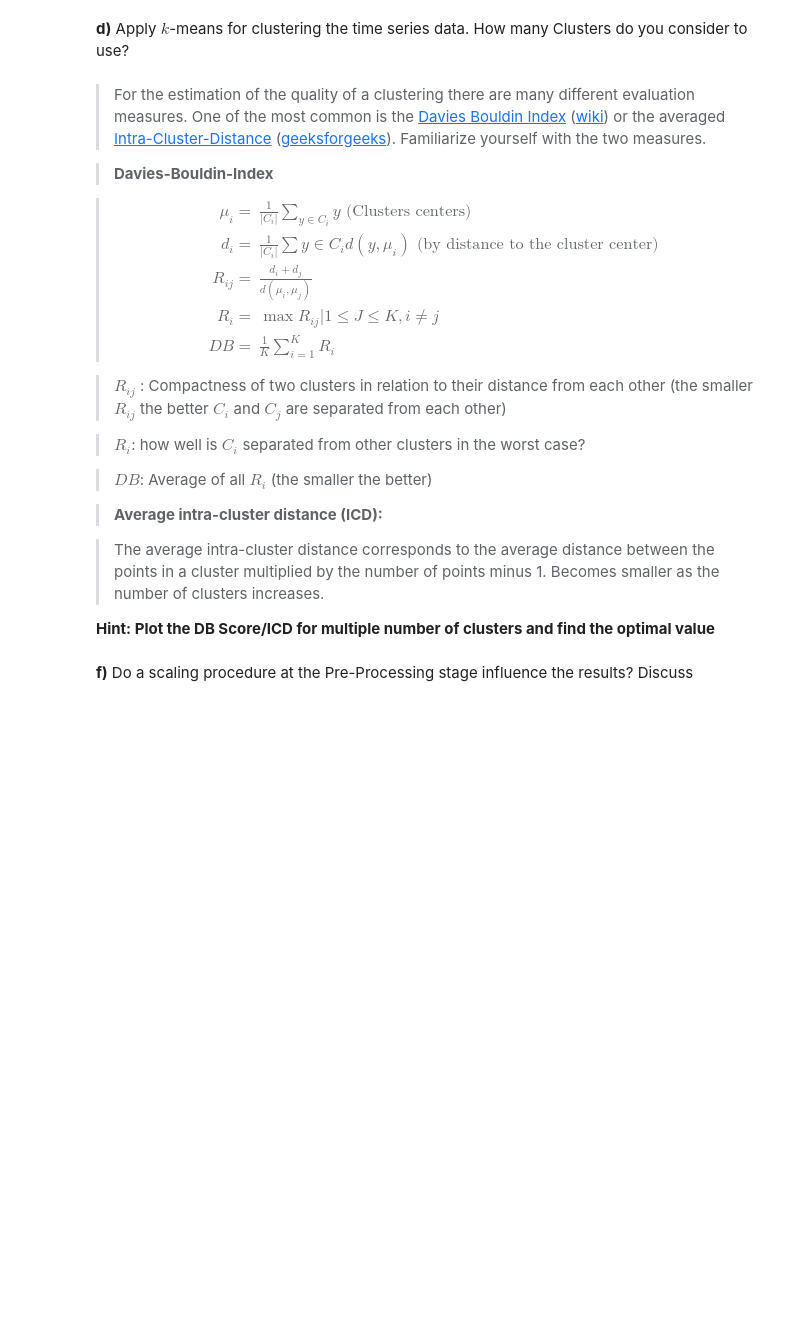
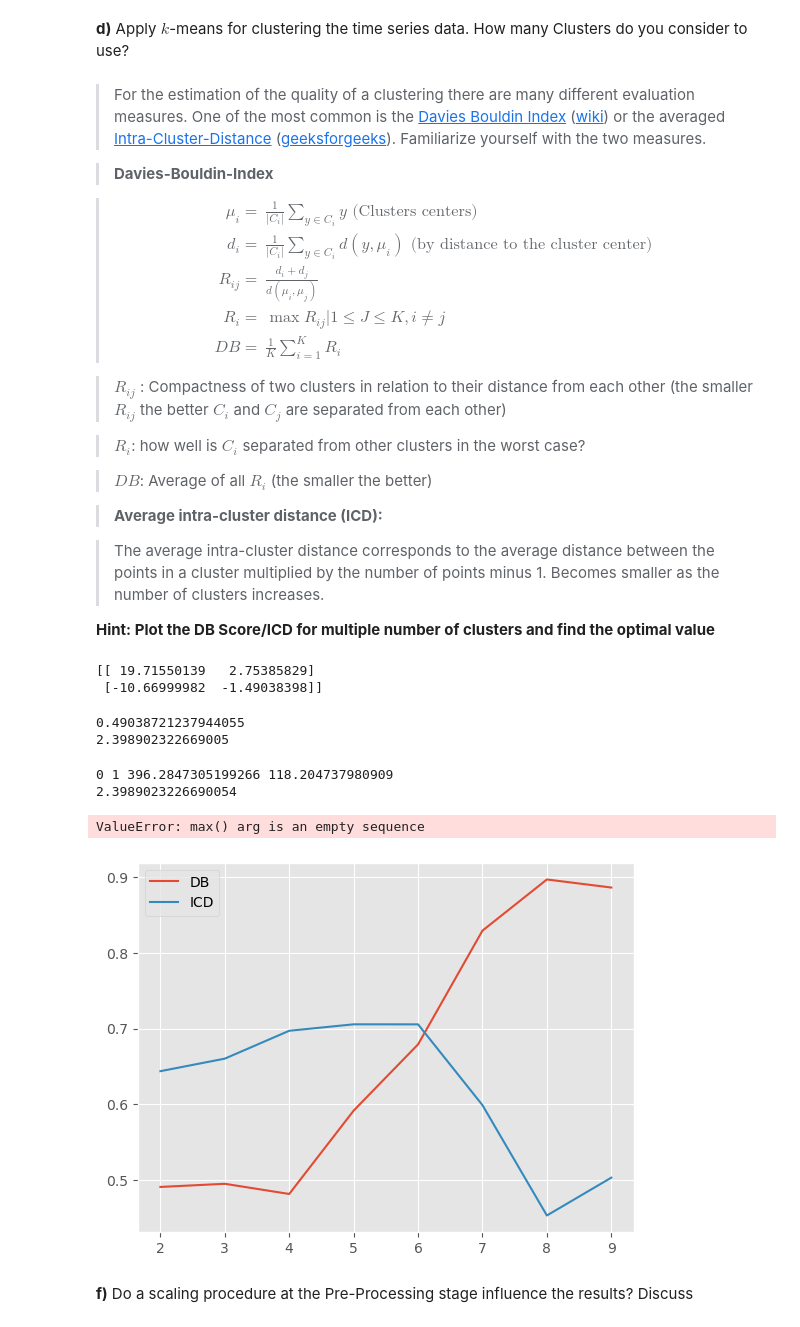
Before and after one commit to KlaraGtknst/TSDM_WS23_34, a Jupyter notebook: Exercise_09_Clustering.ipynb, the cells around one changed output. Saved outputs shown, nothing was run; the diff lists cells and outputs as text; code cells hidden in the pictures; blank space fills up the shorter version.

```diff
--- a/Exercise_09_Clustering.ipynb
+++ b/Exercise_09_Clustering.ipynb
@@ -66,7 +89,7 @@ plt.show()
 
 >\begin{align}
     \mu_i = & \frac{1}{|C_i|} \sum_{y \in C_i}{y} \text{ (Clusters centers)} \\
-    d_i = & \frac{1}{|C_i|}\sum{y \in C_i} d(y,\mu_i) \text{ (by distance to the cluster center)}\\
+    d_i = & \frac{1}{|C_i|}\sum_{y \in C_i} d(y,\mu_i) \text{ (by distance to the cluster center)}\\
     R_{ij} = & \frac{d_i + d_j}{d (\mu_i, \mu_j)}\\
     R_i = & \max{R_{ij} | 1 \leq J \leq K , i \neq j}\\
     DB = &\frac{1}{K}\sum_{i=1}^{K}R_i
@@ -94,3 +109,74 @@ plt.show()
+# %%
+from sklearn.cluster import KMeans
+num_classes = 2
+kmeans = KMeans(n_clusters=2)
+clusters = kmeans.fit_predict(x_scaled_small)
+print(kmeans.cluster_centers_)
+#print(cluster)
+# %% [output]
+[[ 19.71550139   2.75385829]
+ [-10.66999982  -1.49038398]]
+# %%
+def bd(data, num_classes):
+    kmeans = KMeans(num_classes)
+    kmeans.fit(data)
+    labels = kmeans.labels_
+    d = np.array([np.mean([np.abs(np.dot(y, center)) for y in data[labels == cluster_num]]) for cluster_num, center in enumerate(kmeans.cluster_centers_)])
+    r = np.array([[(d[i] + d[j]) / np.abs(np.dot(kmeans.cluster_centers_[i], kmeans.cluster_centers_[j])) if i != j else 0 for i in range(num_classes)] for j in range(num_classes)])
+    r = np.max(r, axis=0)
+    return np.mean(r)
+
+from sklearn.metrics import davies_bouldin_score, silhouette_score
+
+kmeans = KMeans(2)
+kmeans.fit(x_scaled_small)
+labels = kmeans.labels_
+#print(labels)
+
+print(davies_bouldin_score(x_scaled_small, labels)) #true
+print(bd(x_scaled_small, 2)) # false
+# %% [output]
+0.49038721237944055
+2.398902322669005
+# %%
+def avg_center_dist(kmeans: KMeans, data, clusters):
+    return [np.mean([np.abs(np.dot(y, center)) for y in data[clusters == cluster_num]]) for cluster_num, center in enumerate(kmeans.cluster_centers_)]
+
+def r_i_j(kmeans:KMeans, i, j, dist_i, dist_j):
+    print(i, j, dist_i, dist_j)
+    mu_i = kmeans.cluster_centers_[i]
+    mu_j = kmeans.cluster_centers_[j]
+    print((dist_i + dist_j) / np.abs(np.dot(mu_i, mu_j)))
+    return (dist_i + dist_j) / np.abs(np.dot(mu_i, mu_j))
+
+def DB(num_classes:int, kmeans:KMeans, x_scaled_small, clusters):
+    avg_dist = avg_center_dist(kmeans=kmeans, data=x_scaled_small, clusters=clusters)
+    return np.mean([max([r_i_j(kmeans=kmeans, i=k, j=j, dist_i=avg_dist[k], dist_j=avg_dist[j]) for j in range(0, k)]) for k in range(num_classes)])
+
+avg_dist = avg_center_dist(kmeans=kmeans, data=x_scaled_small, clusters=clusters)
+r_i_j(kmeans=kmeans, i=0, j=1, dist_i=avg_dist[0], dist_j=avg_dist[1])
+#print(DB(num_classes=num_classes, kmeans=kmeans, x_scaled_small=x_scaled_small, clusters=clusters))
+# %% [output]
+0 1 396.2847305199266 118.204737980909
+2.3989023226690054
+ValueError: max() arg is an empty sequence
+# %%
+DB_scores = []
+ICD_scores = []
+class_numbers = list(range(2, 10))
+for i in class_numbers:
+    kmeans = KMeans(i)
+    kmeans.fit(x_scaled_small)
+    labels = kmeans.labels_
+    DB_scores.append(davies_bouldin_score(x_scaled_small, labels))
+    ICD_scores.append(silhouette_score(x_scaled_small, labels))
+
+plt.plot(class_numbers, DB_scores, label='DB')
+plt.plot(class_numbers, ICD_scores, label='ICD')
+plt.legend()
+plt.show()
+# %% [output]
+[figure, added]
 # %% [markdown]
 **f)** Do a scaling procedure at the Pre-Processing stage influence the results? Discuss
 # %% [markdown]
```
Also changed, not shown: parts of 15 cells of this notebook, 1 other file.
